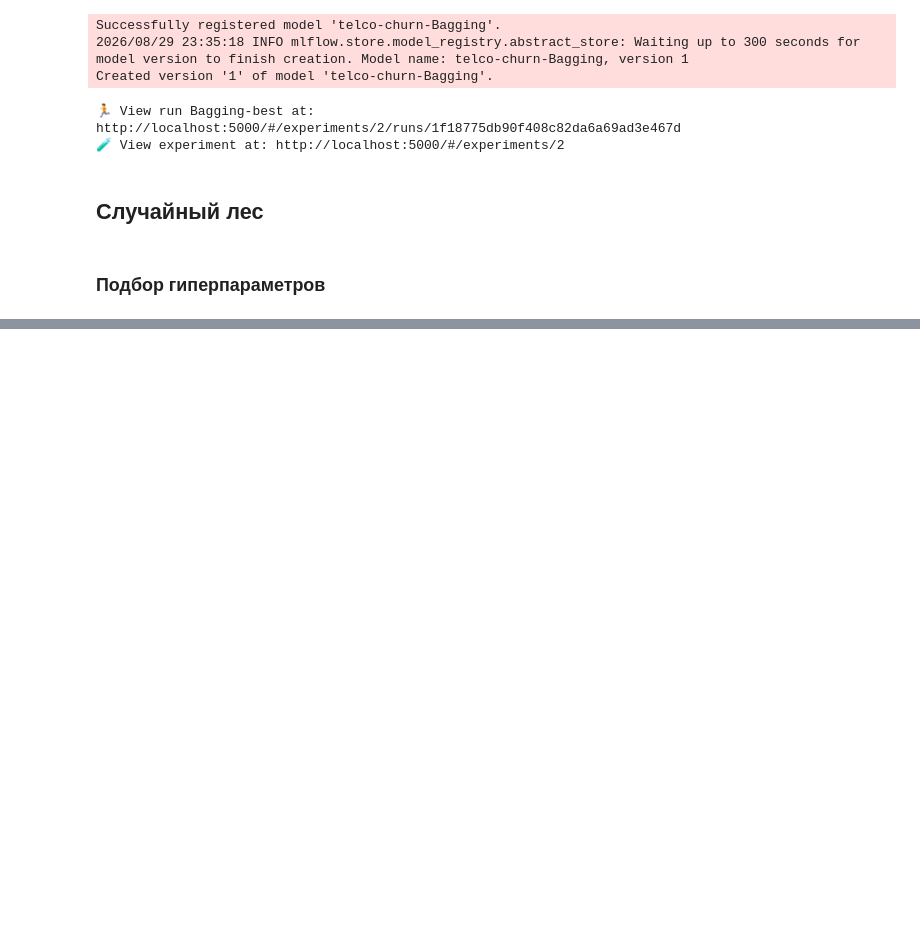
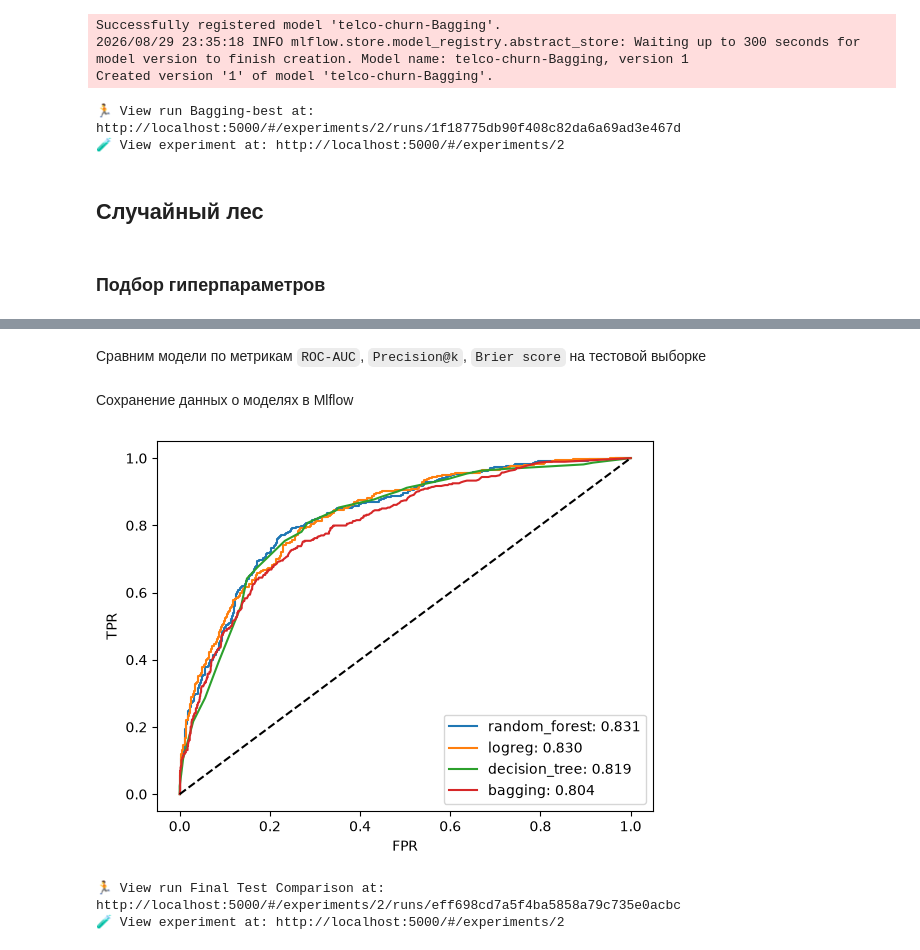
Before and after one commit to rtvtosic/customer-churn-service, a Jupyter notebook: notebooks/modeling.ipynb, the cells around one changed output, grey strips where cells are left out. Drawn from its saved outputs; the diff is of its cells as text; code cells hidden in the pictures; blank space fills up the shorter version.

Commit message:
Проведено финальное сравнение моделей на тестовой выборке

```diff
--- a/notebooks/modeling.ipynb
+++ b/notebooks/modeling.ipynb
@@ -352,0 +318,2 @@ mlflow_cross_val_experiment(model=random_forest_pipe,
+# %% [markdown]
+Сравним модели по метрикам `ROC-AUC`, `Precision@k`, `Brier score` на тестовой выборке
@@ -352,0 +325,2 @@ mlflow_cross_val_experiment(model=random_forest_pipe,
+# %%
+mlflow.set_tracking_uri("http://localhost:5000")
@@ -352,0 +354,25 @@ mlflow_cross_val_experiment(model=random_forest_pipe,
+# %% [markdown]
+Сохранение данных о моделях в Mlflow
+# %%
+with mlflow.start_run(run_name="Final Test Comparison"):
+    mlflow.set_tag("stage", "final_test")
+
+    for name, res in results.items():
+        mlflow.log_metric(f"{name}_roc_auc_test", res["roc_auc_score"])
+
+    # сохраняем сам график как артефакт
+    fig, ax = plt.subplots()
+    for name, res in sorted(results.items(), key=lambda x: -x[1]["roc_auc_score"]):
+        ax.plot(res["fpr"], res["tpr"], label=f"{name}: {res["roc_auc_score"]:.3f}")
+
+    ax.plot([0, 1], [0, 1], 'k--')
+    ax.set_xlabel("FPR")
+    ax.set_ylabel("TPR")
+    ax.legend()
+
+    mlflow.log_figure(fig, "roc_comparison.png")
+    plt.show()
+# %% [output]
+[figure, added]
+🏃 View run Final Test Comparison at: http://localhost:5000/#/experiments/2/runs/eff698cd7a5f4ba5858a79c735e0acbc
+🧪 View experiment at: http://localhost:5000/#/experiments/2
```
Also changed, not shown: parts of 5 cells of this notebook, 2 other files.
